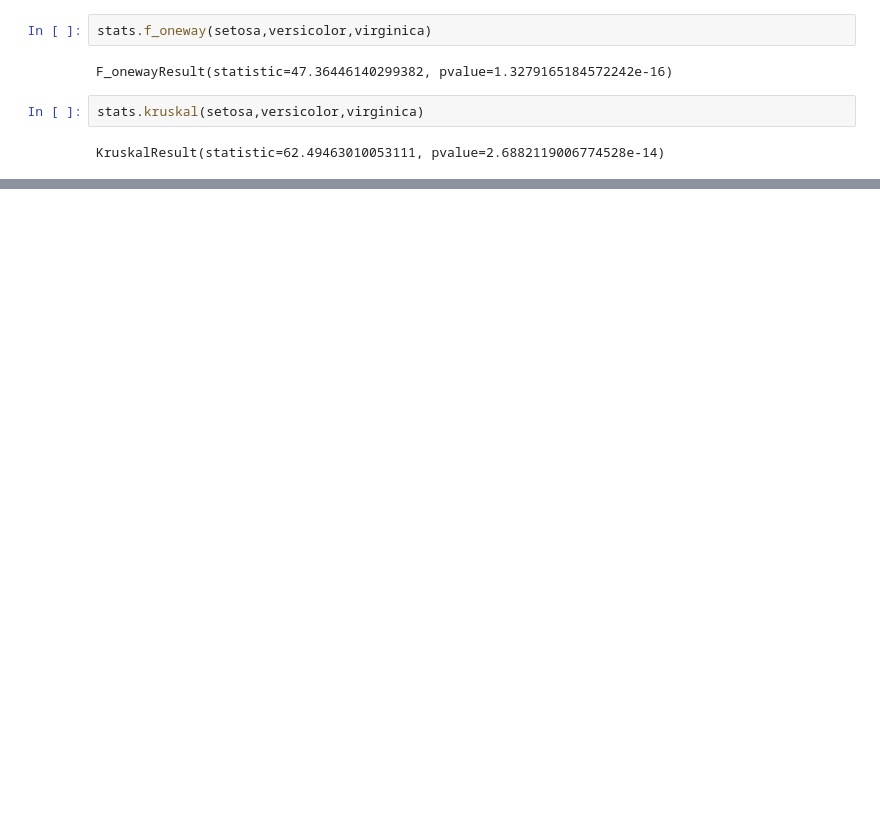
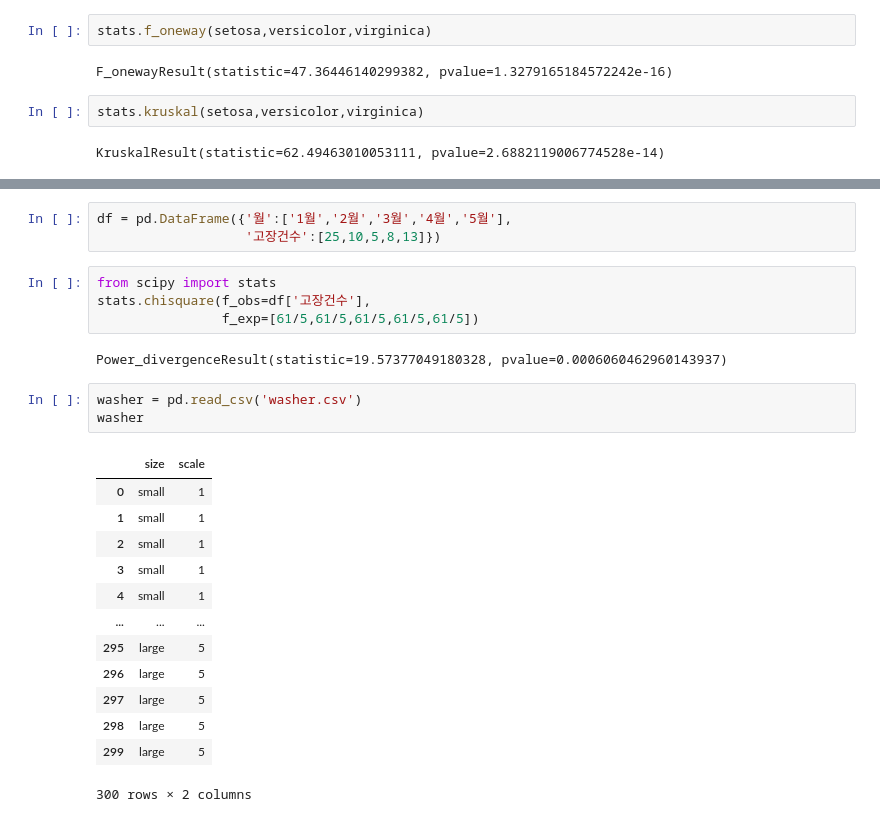
Before and after one commit to woojinhong03/school_2022_python, a Jupyter notebook: 데이터분석응용/데이터분석응용.ipynb, the cells around one changed output, grey strips where cells are left out. Drawn from its saved outputs; the diff is of its cells as text; blank space fills up the shorter version.

```diff
--- a/데이터분석응용/데이터분석응용.ipynb
+++ b/데이터분석응용/데이터분석응용.ipynb
@@ -1341,0 +1408,26 @@ pg.welch_anova(data=iris_data, dv='sepal width',between='target')
+# %%
+df = pd.DataFrame({'월':['1월','2월','3월','4월','5월'],
+                   '고장건수':[25,10,5,8,13]})
+# %%
+from scipy import stats
+stats.chisquare(f_obs=df['고장건수'],
+                f_exp=[61/5,61/5,61/5,61/5,61/5])
+# %% [output]
+Power_divergenceResult(statistic=19.57377049180328, pvalue=0.0006060462960143937)
+# %%
+washer = pd.read_csv('washer.csv')
+washer
+# %% [output]
+|  | size | scale |
+| 0 | small | 1 |
+| 1 | small | 1 |
+| 2 | small | 1 |
+| 3 | small | 1 |
+| 4 | small | 1 |
+| ... | ... | ... |
+| 295 | large | 5 |
+| 296 | large | 5 |
+| 297 | large | 5 |
+| 298 | large | 5 |
+| 299 | large | 5 |
+300 rows × 2 columns
```
Also changed, not shown: parts of 39 cells of this notebook, 2 other files.
